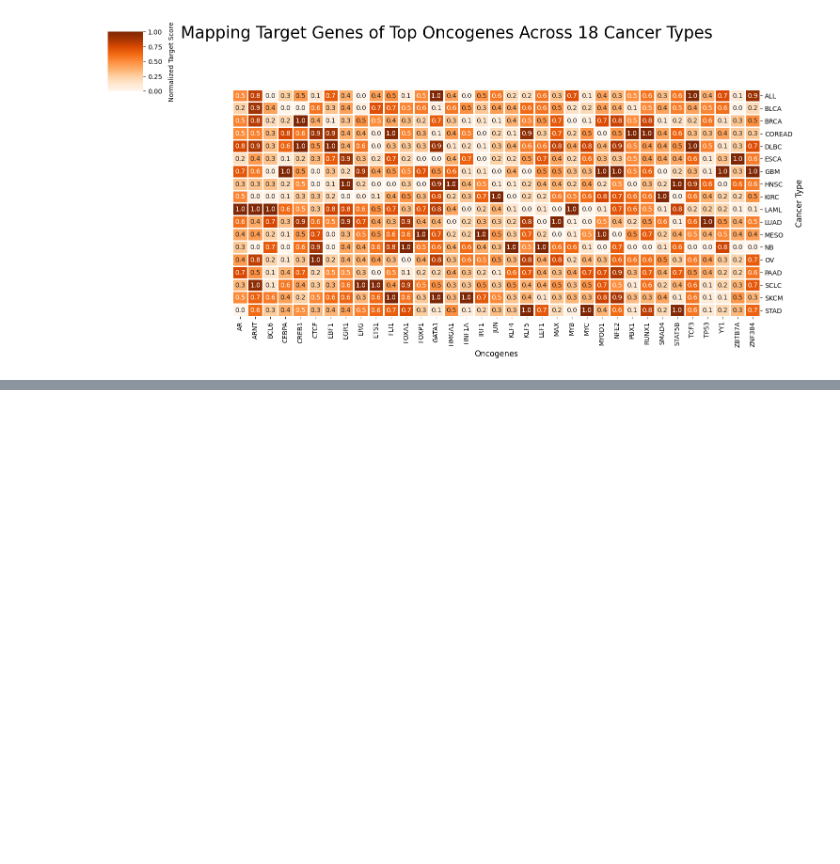
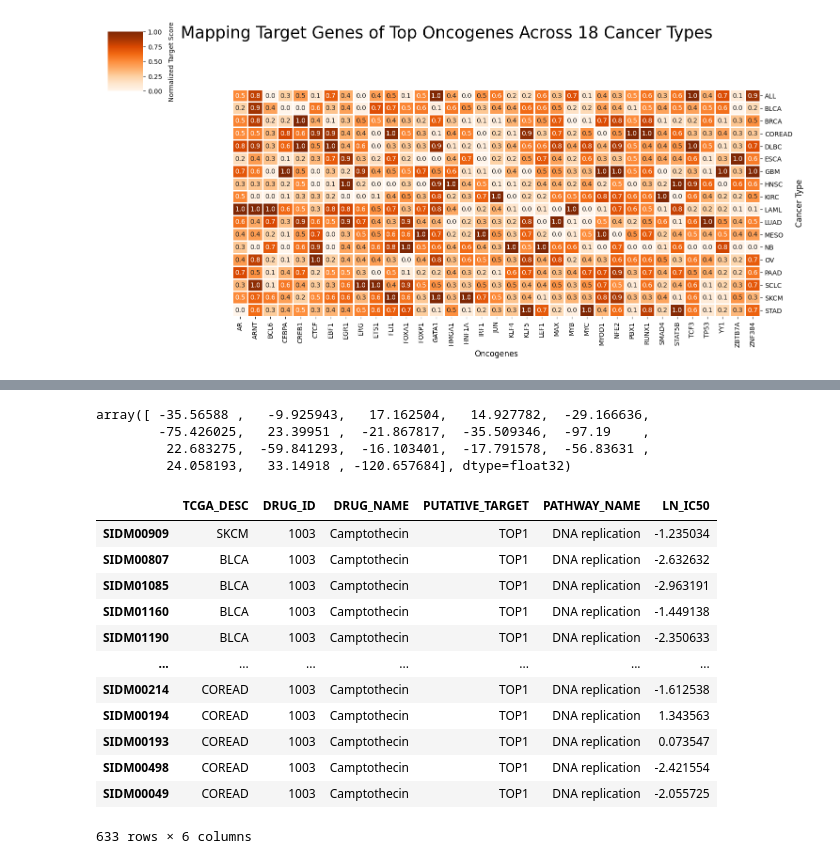
Before and after one commit to Surabhivj/PatStrat-Personalized-Health-Technologies-Conference-2024, a Jupyter notebook: GDSC_data_prep.ipynb, the cells around one changed output, grey strips where cells are left out. Drawn from its saved outputs; the diff is of its cells as text; code cells hidden in the pictures; blank space fills up the shorter version.

Commit message:
update disease embedding function

```diff
--- a/GDSC_data_prep.ipynb
+++ b/GDSC_data_prep.ipynb
@@ -517,0 +543,23 @@ from karateclub import Graph2Vec
+# %%
+embeddings[0]
+# %% [output]
+array([ -35.56588 ,   -9.925943,   17.162504,   14.927782,  -29.166636,
+        -75.426025,   23.39951 ,  -21.867817,  -35.509346,  -97.19    ,
+         22.683275,  -59.841293,  -16.103401,  -17.791578,  -56.83631 ,
+         24.058193,   33.14918 , -120.657684], dtype=float32)
+# %%
+subdf
+# %% [output]
+|  | TCGA_DESC | DRUG_ID | DRUG_NAME | PUTATIVE_TARGET | PATHWAY_NAME | LN_IC50 |
+| SIDM00909 | SKCM | 1003 | Camptothecin | TOP1 | DNA replication | -1.235034 |
+| SIDM00807 | BLCA | 1003 | Camptothecin | TOP1 | DNA replication | -2.632632 |
+| SIDM01085 | BLCA | 1003 | Camptothecin | TOP1 | DNA replication | -2.963191 |
+| SIDM01160 | BLCA | 1003 | Camptothecin | TOP1 | DNA replication | -1.449138 |
+| SIDM01190 | BLCA | 1003 | Camptothecin | TOP1 | DNA replication | -2.350633 |
+| ... | ... | ... | ... | ... | ... | ... |
+| SIDM00214 | COREAD | 1003 | Camptothecin | TOP1 | DNA replication | -1.612538 |
+| SIDM00194 | COREAD | 1003 | Camptothecin | TOP1 | DNA replication | 1.343563 |
+| SIDM00193 | COREAD | 1003 | Camptothecin | TOP1 | DNA replication | 0.073547 |
+| SIDM00498 | COREAD | 1003 | Camptothecin | TOP1 | DNA replication | -2.421554 |
+| SIDM00049 | COREAD | 1003 | Camptothecin | TOP1 | DNA replication | -2.055725 |
+633 rows × 6 columns
```
Also changed, not shown: parts of 6 cells of this notebook, 6 other files.
